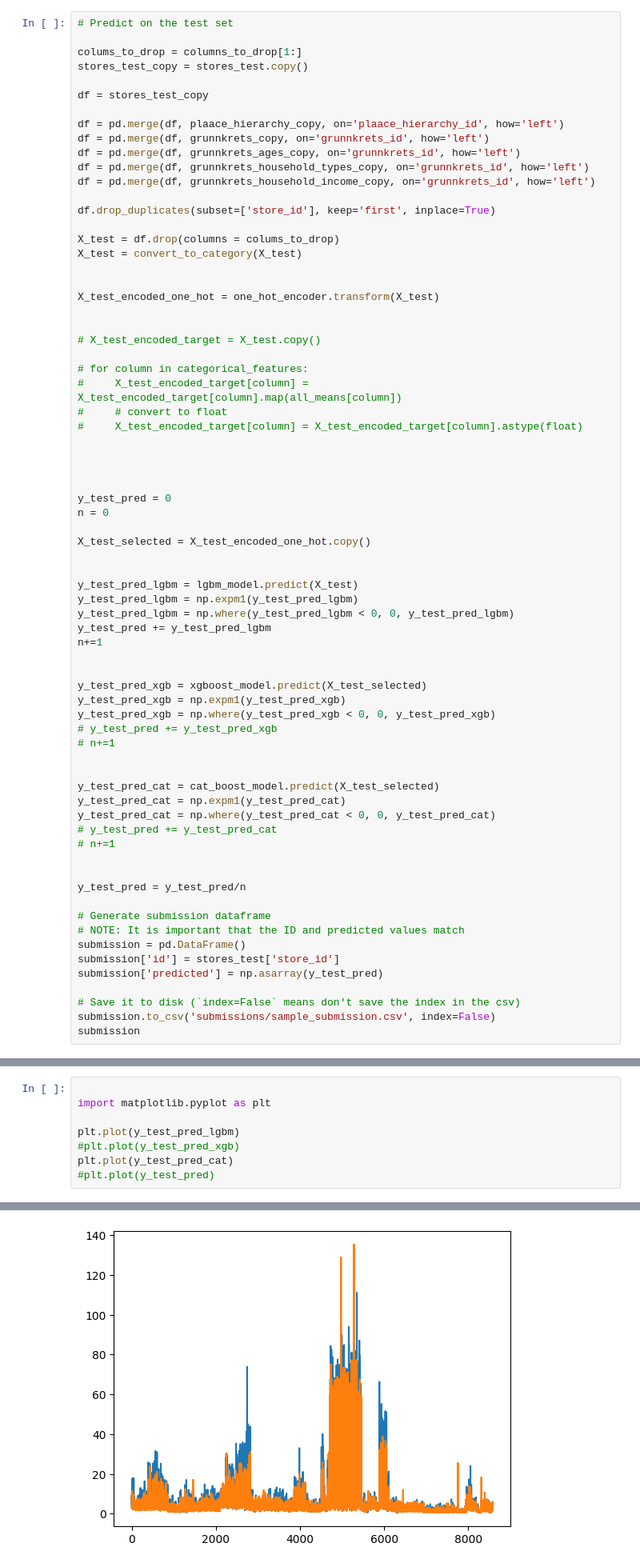
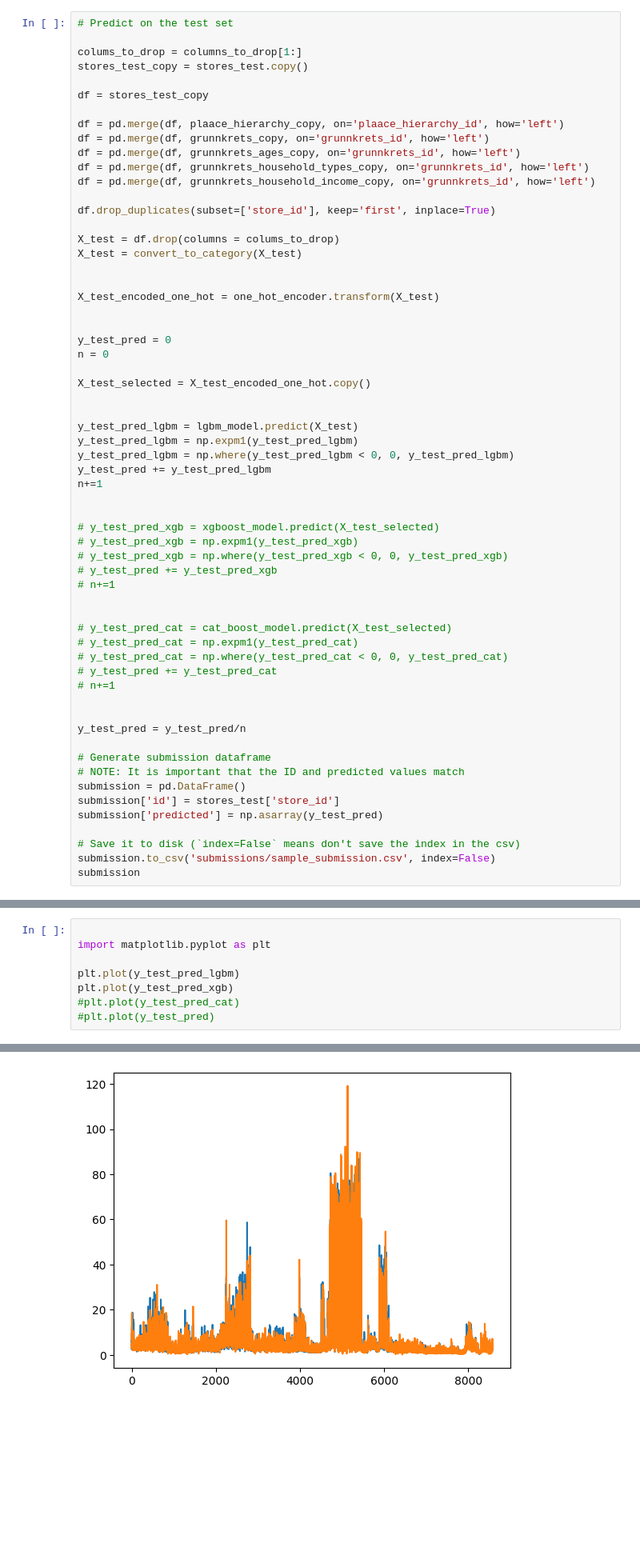
Before and after one commit to vladlevitin/TDT4173-Retail-Revenue-Prediction, a Jupyter notebook: TDT4173 Retail Revenue Prediction/introduction.ipynb, the cells around one changed output, grey strips where cells are left out. Shown at 80% size. Cells and saved outputs as stored; diff of their text form; blank space fills up the shorter version.

```diff
--- a/TDT4173 Retail Revenue Prediction/introduction.ipynb
+++ b/TDT4173 Retail Revenue Prediction/introduction.ipynb
@@ -1191,16 +1157,6 @@ X_test = convert_to_category(X_test)
 X_test_encoded_one_hot = one_hot_encoder.transform(X_test)
 
 
-# X_test_encoded_target = X_test.copy()
-
-# for column in categorical_features:
-#     X_test_encoded_target[column] = X_test_encoded_target[column].map(all_means[column])
-#     # convert to float
-#     X_test_encoded_target[column] = X_test_encoded_target[column].astype(float)
-
-
-
-
 y_test_pred = 0
 n = 0
 
@@ -1214,16 +1170,16 @@ y_test_pred += y_test_pred_lgbm
 n+=1
 
 
-y_test_pred_xgb = xgboost_model.predict(X_test_selected)
-y_test_pred_xgb = np.expm1(y_test_pred_xgb)
-y_test_pred_xgb = np.where(y_test_pred_xgb < 0, 0, y_test_pred_xgb)
+# y_test_pred_xgb = xgboost_model.predict(X_test_selected)
+# y_test_pred_xgb = np.expm1(y_test_pred_xgb)
+# y_test_pred_xgb = np.where(y_test_pred_xgb < 0, 0, y_test_pred_xgb)
 # y_test_pred += y_test_pred_xgb
 # n+=1
 
 
-y_test_pred_cat = cat_boost_model.predict(X_test_selected)
-y_test_pred_cat = np.expm1(y_test_pred_cat)
-y_test_pred_cat = np.where(y_test_pred_cat < 0, 0, y_test_pred_cat)
+# y_test_pred_cat = cat_boost_model.predict(X_test_selected)
+# y_test_pred_cat = np.expm1(y_test_pred_cat)
+# y_test_pred_cat = np.where(y_test_pred_cat < 0, 0, y_test_pred_cat)
 # y_test_pred += y_test_pred_cat
 # n+=1
 
@@ -1256,12 +1212,12 @@ submission
 # %%
 
 import matplotlib.pyplot as plt
 
 plt.plot(y_test_pred_lgbm)
-#plt.plot(y_test_pred_xgb)
-plt.plot(y_test_pred_cat)
+plt.plot(y_test_pred_xgb)
+#plt.plot(y_test_pred_cat)
 #plt.plot(y_test_pred)
 # %% [output]
 [<matplotlib.lines.Line2D at 0x...>]
-[figure, old version]
+[figure, new version]
 # %%
```
Also changed, not shown: parts of 9 cells of this notebook, 7 other files.
